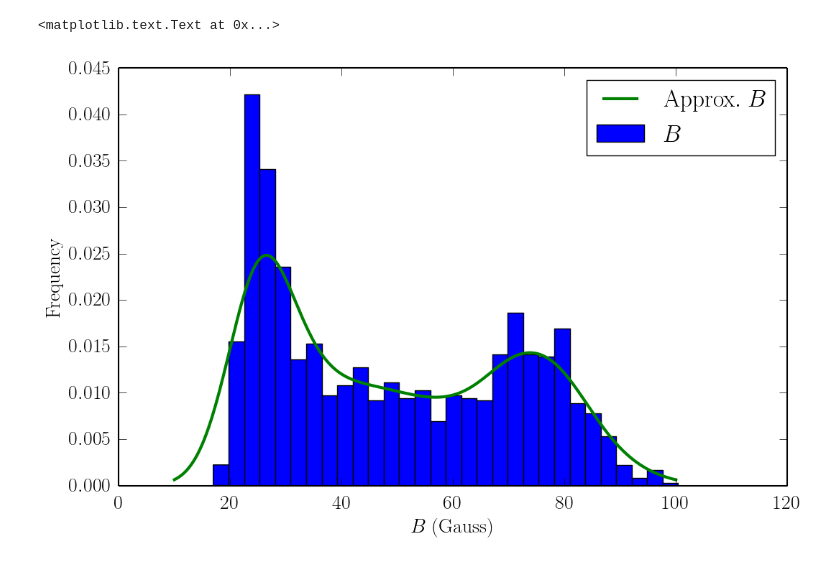
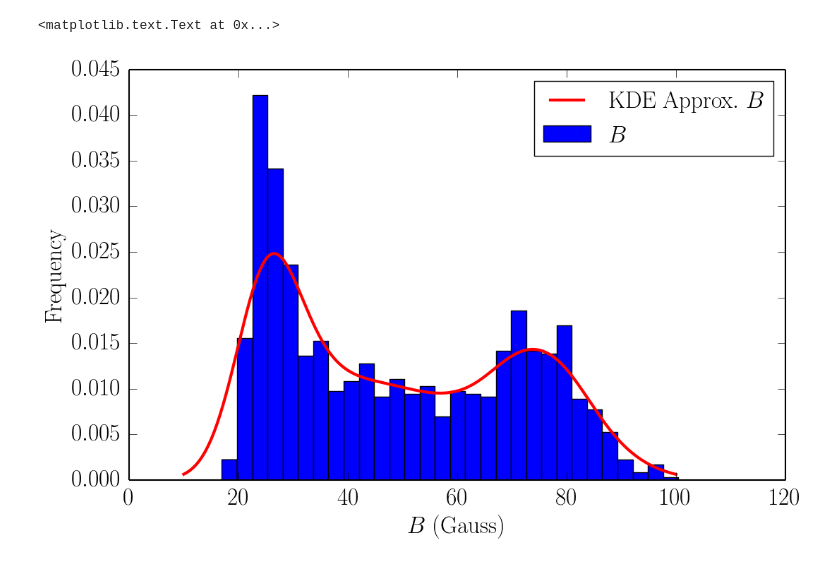
Before and after one commit to AFD-Illinois/symphony, a Jupyter notebook: applications/sampling_model.ipynb, the cells around one changed output. Drawn from its saved outputs; the diff is of its cells as text; code cells hidden in the pictures.

```diff
--- a/applications/sampling_model.ipynb
+++ b/applications/sampling_model.ipynb
@@ -28,14 +28,14 @@ pl.rcParams['font.sans-serif'] = 'serif'
 pl.rcParams['text.usetex']     = True
 pl.rcParams['axes.linewidth']  = 1.5
 pl.rcParams['axes.titlesize']  = 'medium'
-pl.rcParams['axes.labelsize']  = 'medium'
+pl.rcParams['axes.labelsize']  = 'large'
 
 pl.rcParams['xtick.major.size'] = 8
 pl.rcParams['xtick.minor.size'] = 4
 pl.rcParams['xtick.major.pad']  = 8
 pl.rcParams['xtick.minor.pad']  = 8
 pl.rcParams['xtick.color']      = 'k'
-pl.rcParams['xtick.labelsize']  = 'medium'
+pl.rcParams['xtick.labelsize']  = 'large'
 pl.rcParams['xtick.direction']  = 'in'
 
 pl.rcParams['ytick.major.size'] = 8
@@ -43,7 +43,7 @@ pl.rcParams['ytick.minor.size'] = 4
 pl.rcParams['ytick.major.pad']  = 8
 pl.rcParams['ytick.minor.pad']  = 8
 pl.rcParams['ytick.color']      = 'k'
-pl.rcParams['ytick.labelsize']  = 'medium'
+pl.rcParams['ytick.labelsize']  = 'large'
 pl.rcParams['ytick.direction']  = 'in'
 # %%
 #define constants in Gaussian CGS units
@@ -279,36 +279,33 @@ def kde_statsmodels_u(x, x_grid, bandwidth=0.2, **kwargs):
     return kde.evaluate(x_grid)
 
 from scipy.interpolate import splrep, splev, interp1d
 # The grid we'll use for plotting
 min_x = 10.
 max_x = 100.
 num_points = 1000
 x_grid = np.linspace(min_x, max_x, num_points)
 
 bandwith_set = 5.
 
 # Draw points from a bimodal distribution in 1D
 np.random.seed(0)
 x = B_mag.flatten()
 
 pdf = kde_statsmodels_u(x, x_grid, bandwidth=bandwith_set)
 
 width_of_step = (max_x - min_x) / num_points
 cdf = np.cumsum(pdf) * width_of_step
 tck = splrep(x_grid, cdf)
 tck_inv = splrep(cdf, x_grid)
+approximate_dist = splev(np.random.rand(1296, 1).flatten(), tck_inv)
 
-#need to remove erroneous values of approximate_dist that are greater than max(B_mag)
-approximate_dist = splev(np.random.rand(1296+6, 1).flatten(), tck_inv)
-approximate_dist = approximate_dist[approximate_dist < np.amax(B_mag)]
-#print np.amax(approximate_dist)
 
 #pl.hist(approximate_dist, bins=30, normed=True, label='$\\mathrm{approx.~dist.}$');
 pl.hist(B_mag.flatten(),  bins=30, normed=True, label='$B$');
-pl.plot(x_grid, pdf, linewidth=3, label='$\\mathrm{Approx.~}B$')
+pl.plot(x_grid, pdf, linewidth=3, label='$\\mathrm{KDE~Approx.~}B$', color='red')
 pl.legend(loc='upper right')
 pl.xlabel('$B\\mathrm{~(Gauss)}$')
 pl.ylabel('$\\mathrm{Frequency}$')
 # %% [output]
 <matplotlib.text.Text at 0x...>
-[figure, old version]
+[figure, new version]
```
Also changed, not shown: parts of 6 cells of this notebook.
